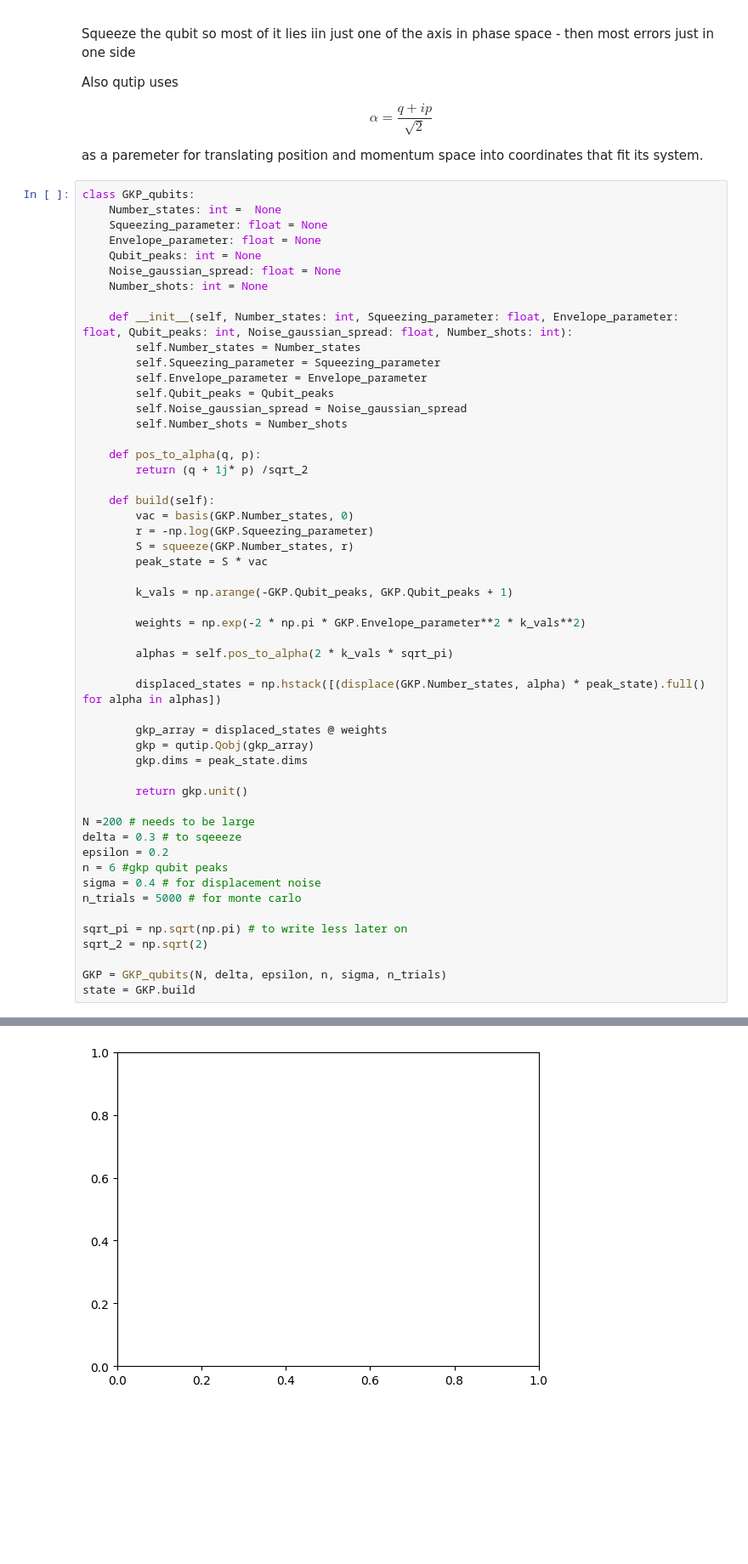
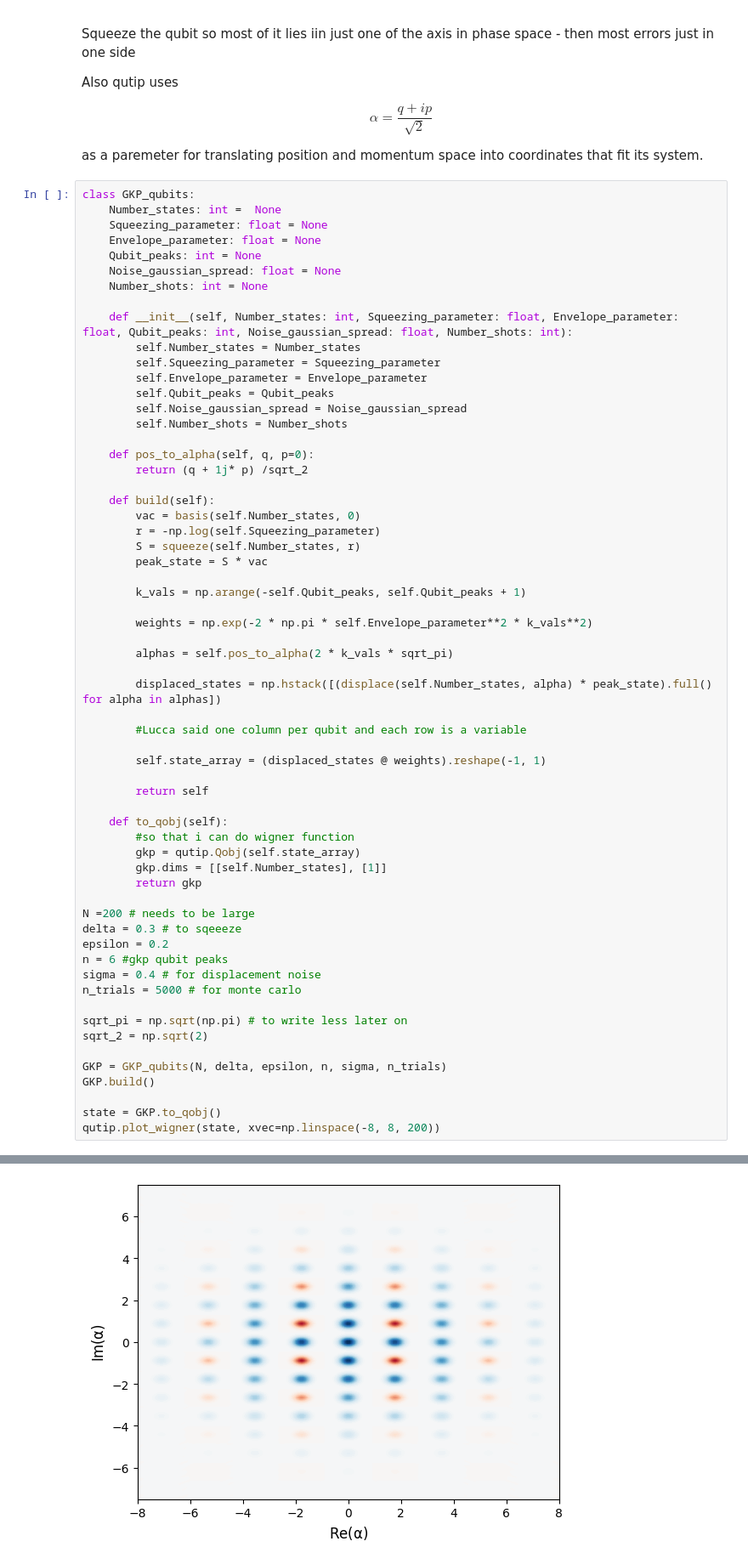
Before and after one commit to laramt04/GKP_QEC_Project_Code, a Jupyter notebook: GKP_gaussian_vectorised.ipynb, the cells around one changed output, grey strips where cells are left out. Shown at 85% size. Cells and saved outputs as stored; diff of their text form; blank space fills up the shorter version.

```diff
--- a/GKP_gaussian_vectorised.ipynb
+++ b/GKP_gaussian_vectorised.ipynb
@@ -38,28 +38,34 @@ class GKP_qubits:
         self.Noise_gaussian_spread = Noise_gaussian_spread
         self.Number_shots = Number_shots
 
-    def pos_to_alpha(q, p):
+    def pos_to_alpha(self, q, p=0):
         return (q + 1j* p) /sqrt_2
 
     def build(self):
-        vac = basis(GKP.Number_states, 0)
-        r = -np.log(GKP.Squeezing_parameter)
-        S = squeeze(GKP.Number_states, r)
+        vac = basis(self.Number_states, 0)
+        r = -np.log(self.Squeezing_parameter)
+        S = squeeze(self.Number_states, r)
         peak_state = S * vac
 
-        k_vals = np.arange(-GKP.Qubit_peaks, GKP.Qubit_peaks + 1)
+        k_vals = np.arange(-self.Qubit_peaks, self.Qubit_peaks + 1)
 
-        weights = np.exp(-2 * np.pi * GKP.Envelope_parameter**2 * k_vals**2)
+        weights = np.exp(-2 * np.pi * self.Envelope_parameter**2 * k_vals**2)
 
         alphas = self.pos_to_alpha(2 * k_vals * sqrt_pi)
 
-        displaced_states = np.hstack([(displace(GKP.Number_states, alpha) * peak_state).full() for alpha in alphas])
+        displaced_states = np.hstack([(displace(self.Number_states, alpha) * peak_state).full() for alpha in alphas])
 
-        gkp_array = displaced_states @ weights
-        gkp = qutip.Qobj(gkp_array)
-        gkp.dims = peak_state.dims
+        #Lucca said one column per qubit and each row is a variable
 
-        return gkp.unit()
+        self.state_array = (displaced_states @ weights).reshape(-1, 1)
+
+        return self
+
+    def to_qobj(self):
+        #so that i can do wigner function
+        gkp = qutip.Qobj(self.state_array)
+        gkp.dims = [[self.Number_states], [1]]
+        return gkp
 
 N =200 # needs to be large
 delta = 0.3 # to sqeeeze
@@ -72,5 +78,8 @@ sqrt_pi = np.sqrt(np.pi) # to write less later on
 sqrt_2 = np.sqrt(2)
 
 GKP = GKP_qubits(N, delta, epsilon, n, sigma, n_trials)
-state = GKP.build
+GKP.build()
+
+state = GKP.to_qobj()
+qutip.plot_wigner(state, xvec=np.linspace(-8, 8, 200))
 # %% [output]
@@ -78 +88 @@ AttributeError: 'function' object has no attribute 'shape'
-[figure, old version]
+[figure, new version]
```
Also changed, not shown: parts of 4 cells of this notebook.
